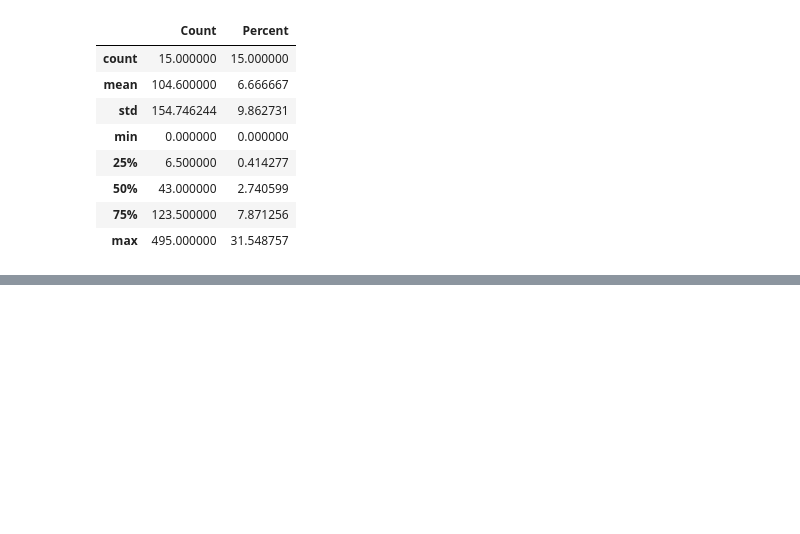
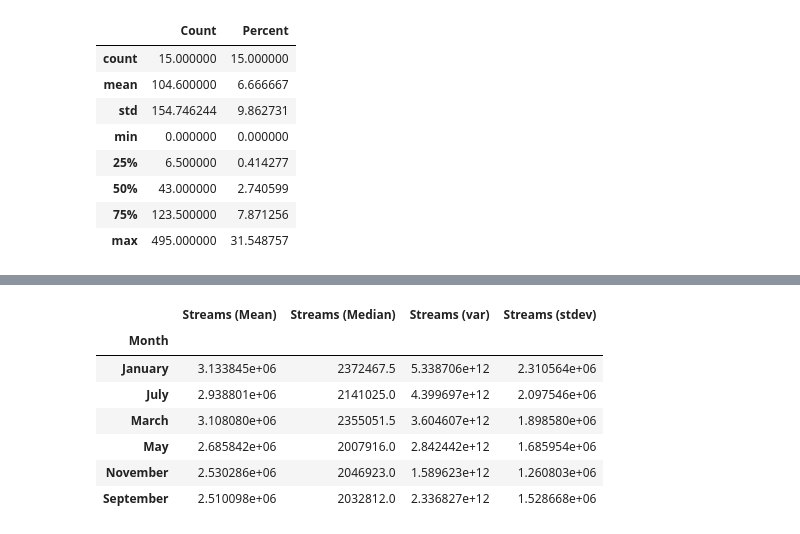
Before and after one commit to Teablee/project-one, a Jupyter notebook: graphs.ipynb, the cells around one changed output, grey strips where cells are left out. Cells and saved outputs as stored; diff of their text form; code cells hidden in the pictures; blank space fills up the shorter version.

```diff
--- a/graphs.ipynb
+++ b/graphs.ipynb
@@ -1092,0 +1142,3 @@ sorted_all_viral_genre_df.describe()
+# %%
+top200_stdev = pd.DataFrame(streams_all.groupby('Month').std())
+top200_stdev
@@ -1092,0 +1154,5 @@ sorted_all_viral_genre_df.describe()
+# %%
+top200_stdev = top200_stdev.drop(["Position"], axis=1)
+top200_stdev = top200_stdev.drop(["Week Number"], axis=1)
+top200_stdev = top200_stdev.rename(columns={'Streams': "Streams (stdev)"})
+top200_stdev
@@ -1092,0 +1168,3 @@ sorted_all_viral_genre_df.describe()
+# %%
+top200_var = pd.DataFrame(streams_all.groupby('Month').var())
+top200_var
@@ -1092,0 +1180,5 @@ sorted_all_viral_genre_df.describe()
+# %%
+top200_var = top200_var.drop(["Position"], axis=1)
+top200_var = top200_var.drop(["Week Number"], axis=1)
+top200_var = top200_var.rename(columns={'Streams': "Streams (var)"})
+top200_var
@@ -1092,0 +1194,14 @@ sorted_all_viral_genre_df.describe()
+# %%
+merge_df_top200_stats = pd.merge(top200_mean, top200_median, on='Month')
+merge_df_top200_stats = pd.merge(merge_df_top200_stats, top200_var, on='Month')
+merge_df_top200_stats = pd.merge(merge_df_top200_stats, top200_stdev, on='Month')
+merge_df_top200_stats
+# %% [output]
+|  | Streams (Mean) | Streams (Median) | Streams (var) | Streams (stdev) |
+| Month |  |  |  |  |
+| January | 3.133845e+06 | 2372467.5 | 5.338706e+12 | 2.310564e+06 |
+| July | 2.938801e+06 | 2141025.0 | 4.399697e+12 | 2.097546e+06 |
+| March | 3.108080e+06 | 2355051.5 | 3.604607e+12 | 1.898580e+06 |
+| May | 2.685842e+06 | 2007916.0 | 2.842442e+12 | 1.685954e+06 |
+| November | 2.530286e+06 | 2046923.0 | 1.589623e+12 | 1.260803e+06 |
+| September | 2.510098e+06 | 2032812.0 | 2.336827e+12 | 1.528668e+06 |
```
Also changed, not shown: parts of 14 cells of this notebook.
